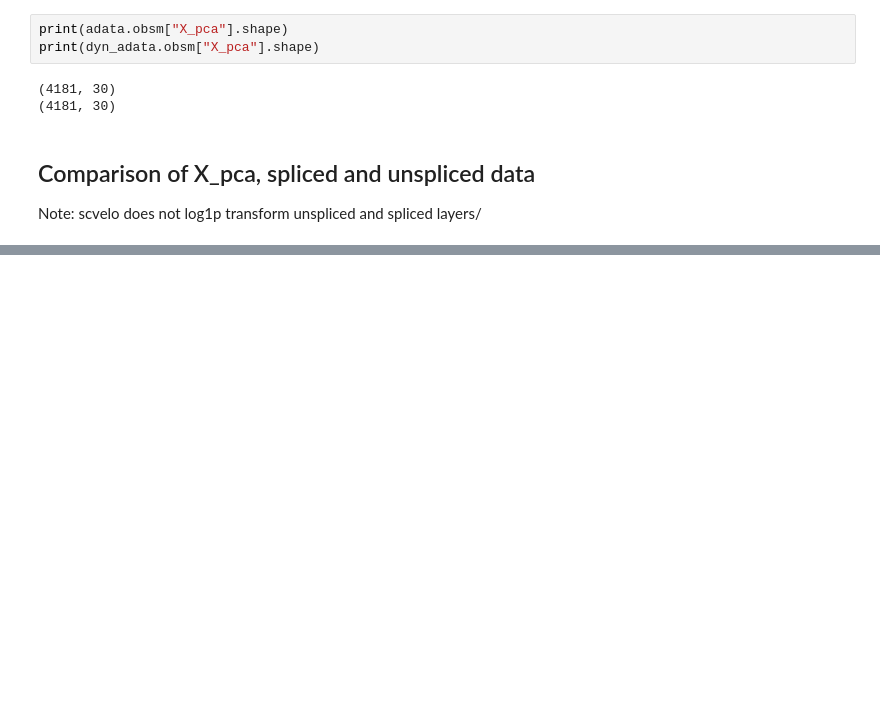
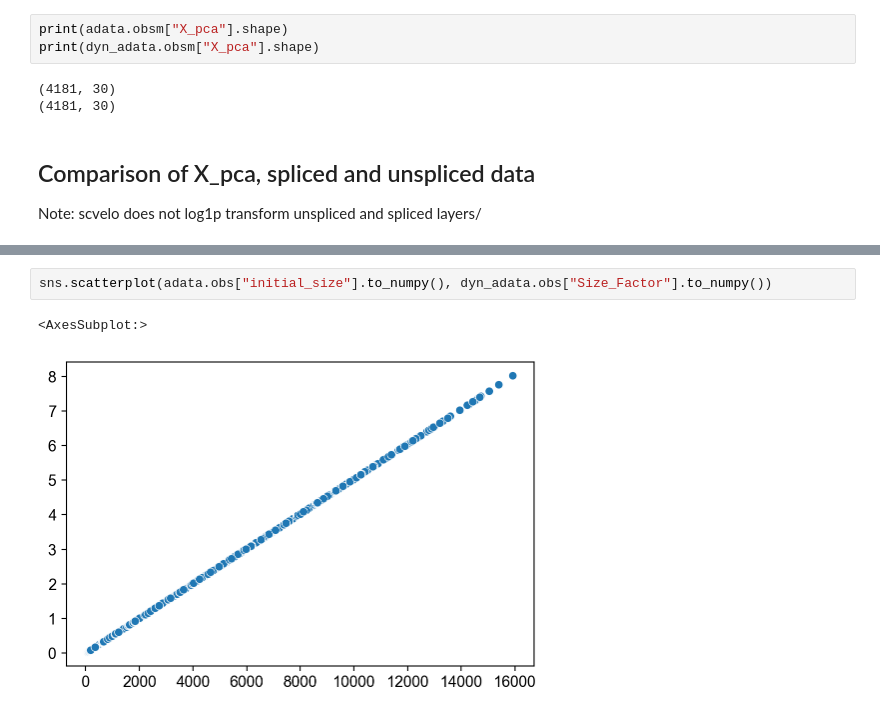
Before and after one commit to aristoteleo/dynamo-notebooks, a Jupyter notebook: normalization/scvelo-zebrafish-benchmark.ipynb, the cells around one changed output, grey strips where cells are left out. Saved outputs shown, nothing was run; the diff lists cells and outputs as text; blank space fills up the shorter version.

```diff
--- a/normalization/scvelo-zebrafish-benchmark.ipynb
+++ b/normalization/scvelo-zebrafish-benchmark.ipynb
@@ -276,0 +229,5 @@ dtype: float64
+# %%
+sns.scatterplot(adata.obs["initial_size"].to_numpy(), dyn_adata.obs["Size_Factor"].to_numpy())
+# %% [output]
+<AxesSubplot:>
+[figure, added]
```
Also changed, not shown: parts of 16 cells of this notebook.
